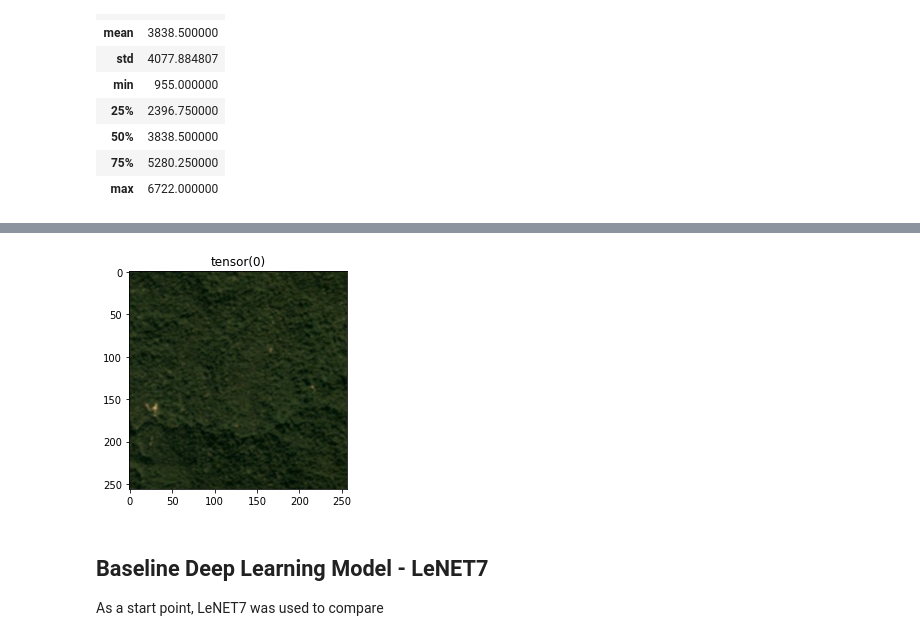
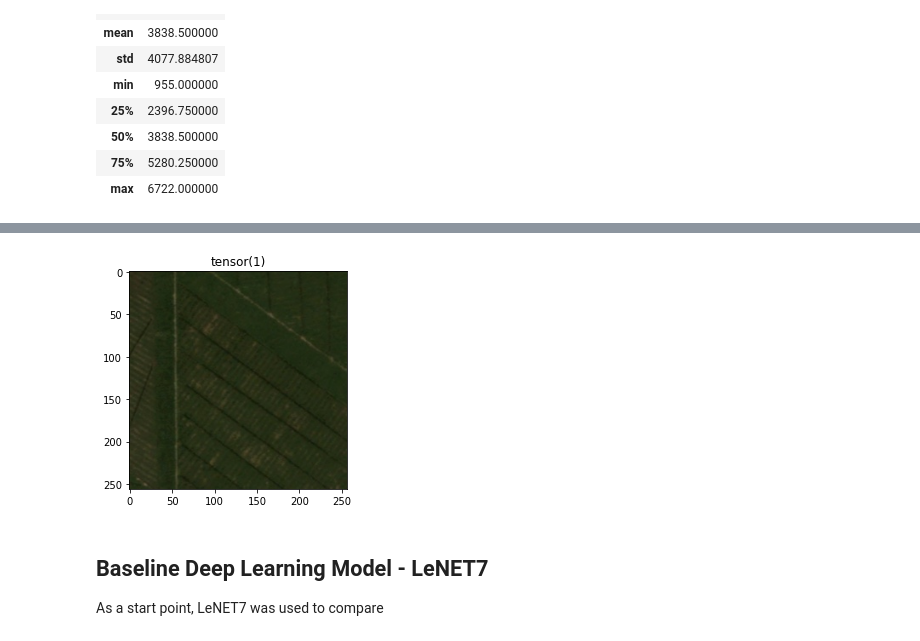
Before and after one commit to vibferreira/DL_UBS, a Jupyter notebook: assignment.ipynb, the cells around one changed output, grey strips where cells are left out. Cells and saved outputs as stored; diff of their text form; code cells hidden in the pictures.

```diff
--- a/assignment.ipynb
+++ b/assignment.ipynb
@@ -223,15 +224,15 @@ fig.show()
 # %% [output]
 [interactive output not drawn]
 # %%
-# Quadruplicating Dataset
-has_oilpalm = train_df[(train_df['has_oilpalm'] == 1)]
-no_oilpalm = train_df[(train_df['has_oilpalm'] == 0)]
+# # Quadruplicating Dataset
+# has_oilpalm = train_df[(train_df['has_oilpalm'] == 1)]
+# no_oilpalm = train_df[(train_df['has_oilpalm'] == 0)]
 
-has_oilpalm_hp_x4=pd.concat([has_oilpalm, has_oilpalm, has_oilpalm, has_oilpalm, has_oilpalm, has_oilpalm])
+# has_oilpalm_hp_x4=pd.concat([has_oilpalm, has_oilpalm, has_oilpalm, has_oilpalm, has_oilpalm, has_oilpalm])
 
-#Reindexing
-train_df.index = pd.RangeIndex(len(train_df.index))
-train_df.index = range(len(train_df.index))
+# #Reindexing
+# train_df.index = pd.RangeIndex(len(train_df.index))
+# train_df.index = range(len(train_df.index))
 
-train_df = pd.concat([has_oilpalm_hp_x4, no_oilpalm])
-len(train_df)
+# train_df = pd.concat([has_oilpalm_hp_x4, no_oilpalm])
+# len(train_df)
@@ -248,6 +245,6 @@ fig.show()
 # %%
-train_df.index = pd.RangeIndex(len(train_df.index))
-train_df.index = range(len(train_df.index))
+# train_df.index = pd.RangeIndex(len(train_df.index))
+# train_df.index = range(len(train_df.index))
 
 # df = train_df[~train_df.index.duplicated()]
 # len(train_df)
@@ -386,13 +503,13 @@ Weights:
 # %%
 # Check DataLoader's content of first image in the Test Set
-display = next(iter(train_dataloader))
+display = next(iter(test_dataloader))
 img = display[0][0].T
 title = display[1][0]
 plt.imshow(img)
 plt.title(title)
 plt.show()
 # %% [output]
-[figure, old version]
+[figure, new version]
 # %% [markdown]
 ## Baseline Deep Learning Model - LeNET7
 As a start point, LeNET7 was used to compare
```
Also changed, not shown: parts of 25 cells of this notebook.
